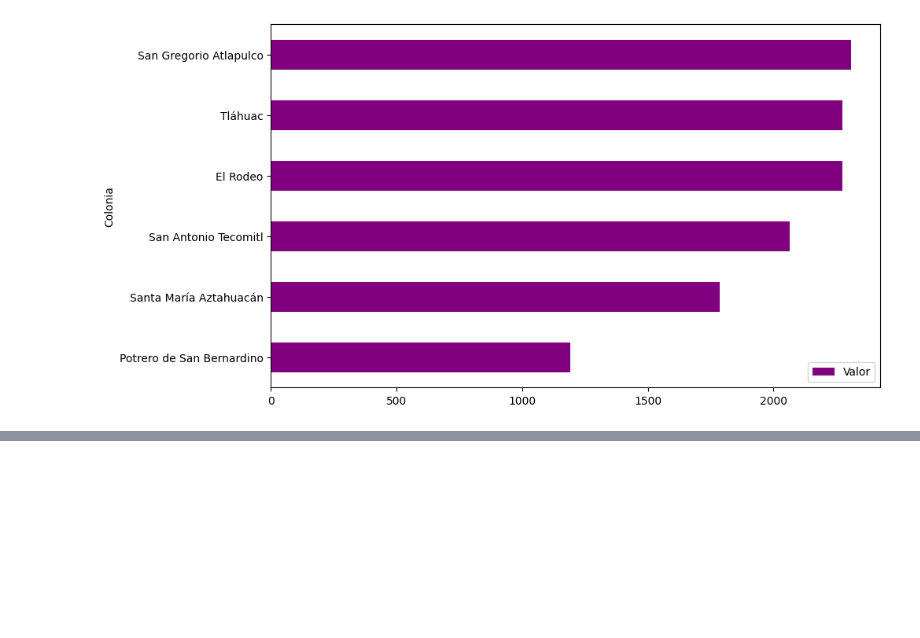
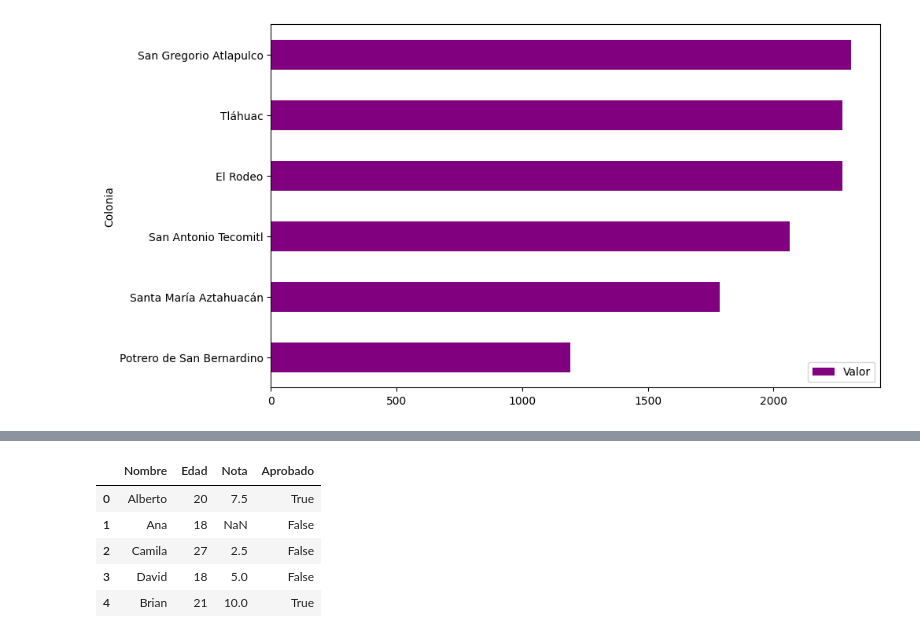
Before and after one commit to AbrahamMotaGomez/ChallengeAluraStoreLATAMAB, a Jupyter notebook: inmuebles_cdmx.ipynb, the cells around one changed output, grey strips where cells are left out. Cells and saved outputs as stored; diff of their text form; code cells hidden in the pictures; blank space fills up the shorter version.

```diff
--- a/inmuebles_cdmx.ipynb
+++ b/inmuebles_cdmx.ipynb
@@ -151,0 +232,13 @@ dep_colonia.plot(kind="barh",figsize=(10,6),color="purple")
+# %%
+url2="https://gist.githubusercontent.com/ahcamachod/807a2c1cf6c19108b2b701ea1791ab45/raw/fb84f8b2d8917a89de26679eccdbc8f9c1d2e933/alumnos.csv"
+alumnos=pd.read_csv(url2,delimiter=",")
+alumnos.isnull().sum()
+
+alumnos.head()
+# %% [output]
+|  | Nombre | Edad | Nota | Aprobado |
+| 0 | Alberto | 20 | 7.5 | True |
+| 1 | Ana | 18 | NaN | False |
+| 2 | Camila | 27 | 2.5 | False |
+| 3 | David | 18 | 5.0 | False |
+| 4 | Brian | 21 | 10.0 | True |
```
Also changed, not shown: parts of 17 cells of this notebook.
